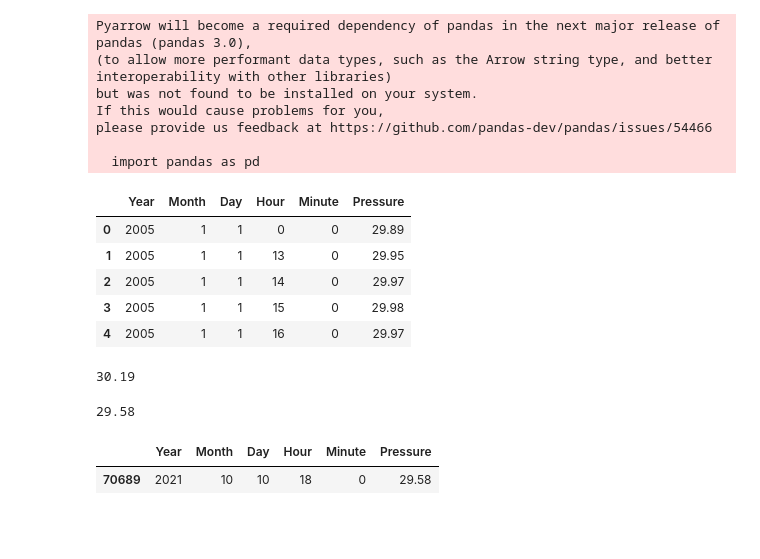
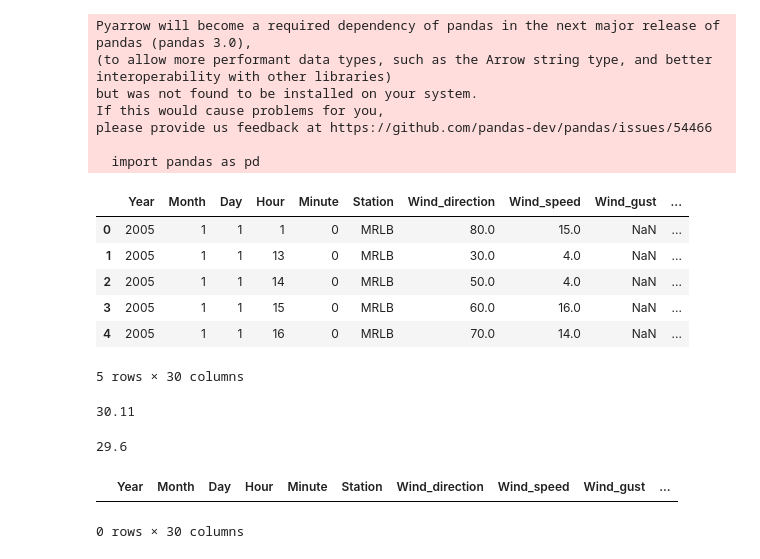
Before and after one commit to imn-climatologias-aeropuertos/climatologias-aeropuertos, a Jupyter notebook: data-exploration.ipynb, the cells around one changed output. Drawn from its saved outputs; the diff is of its cells as text; code cells hidden in the pictures; blank space fills up the shorter version.

```diff
--- a/data-exploration.ipynb
+++ b/data-exploration.ipynb
@@ -9,27 +9,28 @@ please provide us feedback at https://github.com/pandas-dev/pandas/issues/54466
 
   import pandas as pd
 # %%
-station = "mrlm"
-data = pd.read_csv(f"data/{station}/metars.csv", usecols=["Year", "Month", "Day", "Hour", "Minute", "Pressure"])
+station = "mrlb"
+data = pd.read_csv(f"data/{station}/metars.csv")
 data.head()
 # %% [output]
-|  | Year | Month | Day | Hour | Minute | Pressure |
-| 0 | 2005 | 1 | 1 | 0 | 0 | 29.89 |
-| 1 | 2005 | 1 | 1 | 13 | 0 | 29.95 |
-| 2 | 2005 | 1 | 1 | 14 | 0 | 29.97 |
-| 3 | 2005 | 1 | 1 | 15 | 0 | 29.98 |
-| 4 | 2005 | 1 | 1 | 16 | 0 | 29.97 |
+|  | Year | Month | Day | Hour | Minute | Station | Wind_direction | Wind_speed | Wind_gust | ... |
+| 0 | 2005 | 1 | 1 | 1 | 0 | MRLB | 80.0 | 15.0 | NaN | ... |
+| 1 | 2005 | 1 | 1 | 13 | 0 | MRLB | 30.0 | 4.0 | NaN | ... |
+| 2 | 2005 | 1 | 1 | 14 | 0 | MRLB | 50.0 | 4.0 | NaN | ... |
+| 3 | 2005 | 1 | 1 | 15 | 0 | MRLB | 60.0 | 16.0 | NaN | ... |
+| 4 | 2005 | 1 | 1 | 16 | 0 | MRLB | 70.0 | 14.0 | NaN | ... |
+5 rows × 30 columns
 # %%
 data["Pressure"].max()
 # %% [output]
-30.19
+30.11
 # %%
 data["Pressure"].min()
 # %% [output]
-29.58
+29.6
 # %%
 p_anomalies = data.query("Pressure < 29.60 or Pressure > 30.20")
 p_anomalies.head()
 # %% [output]
-|  | Year | Month | Day | Hour | Minute | Pressure |
-| 70689 | 2021 | 10 | 10 | 18 | 0 | 29.58 |
+|  | Year | Month | Day | Hour | Minute | Station | Wind_direction | Wind_speed | Wind_gust | ... |
+0 rows × 30 columns
```
Also changed, not shown: parts of 3 cells of this notebook, 25 other files.
